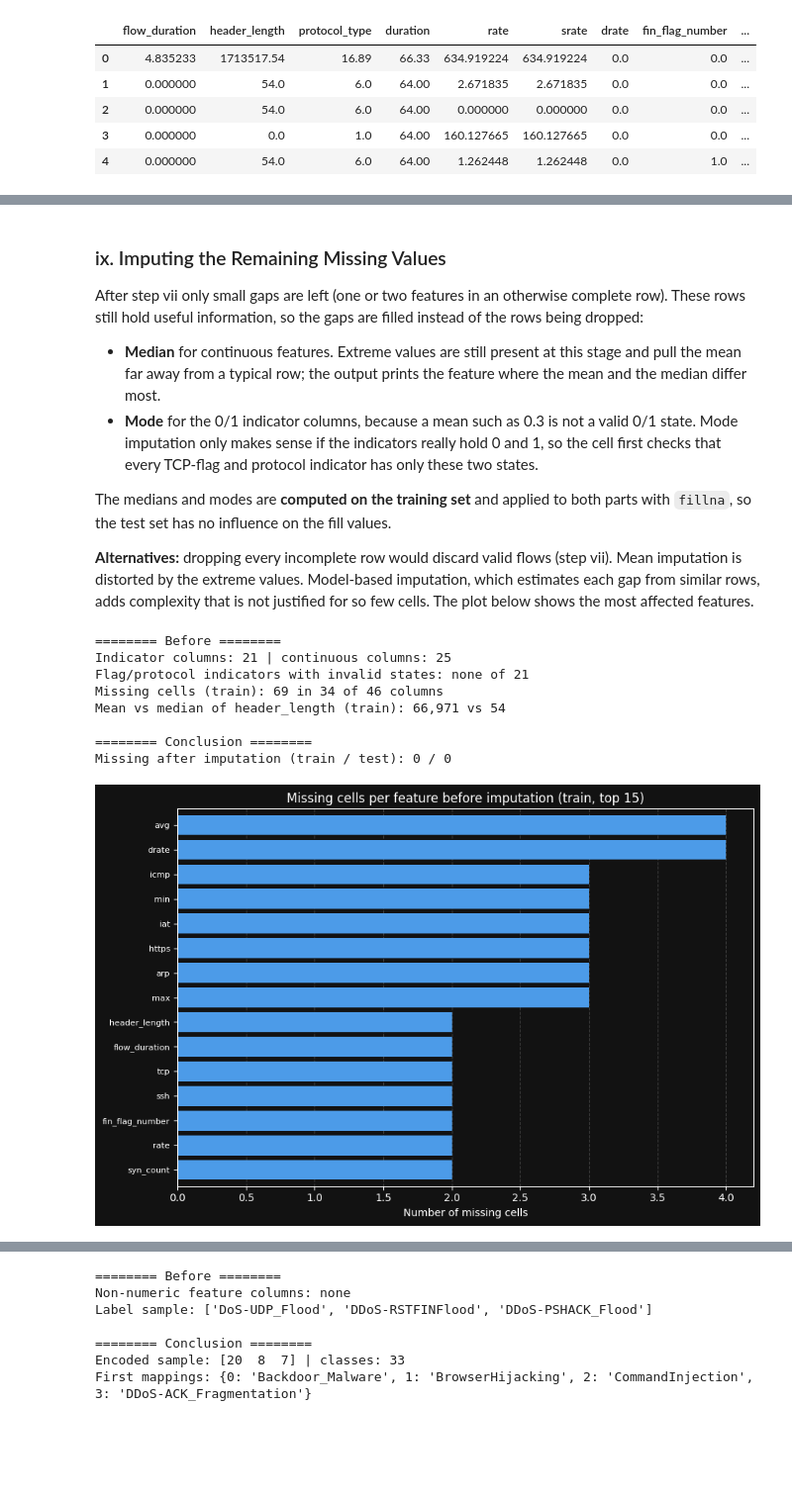
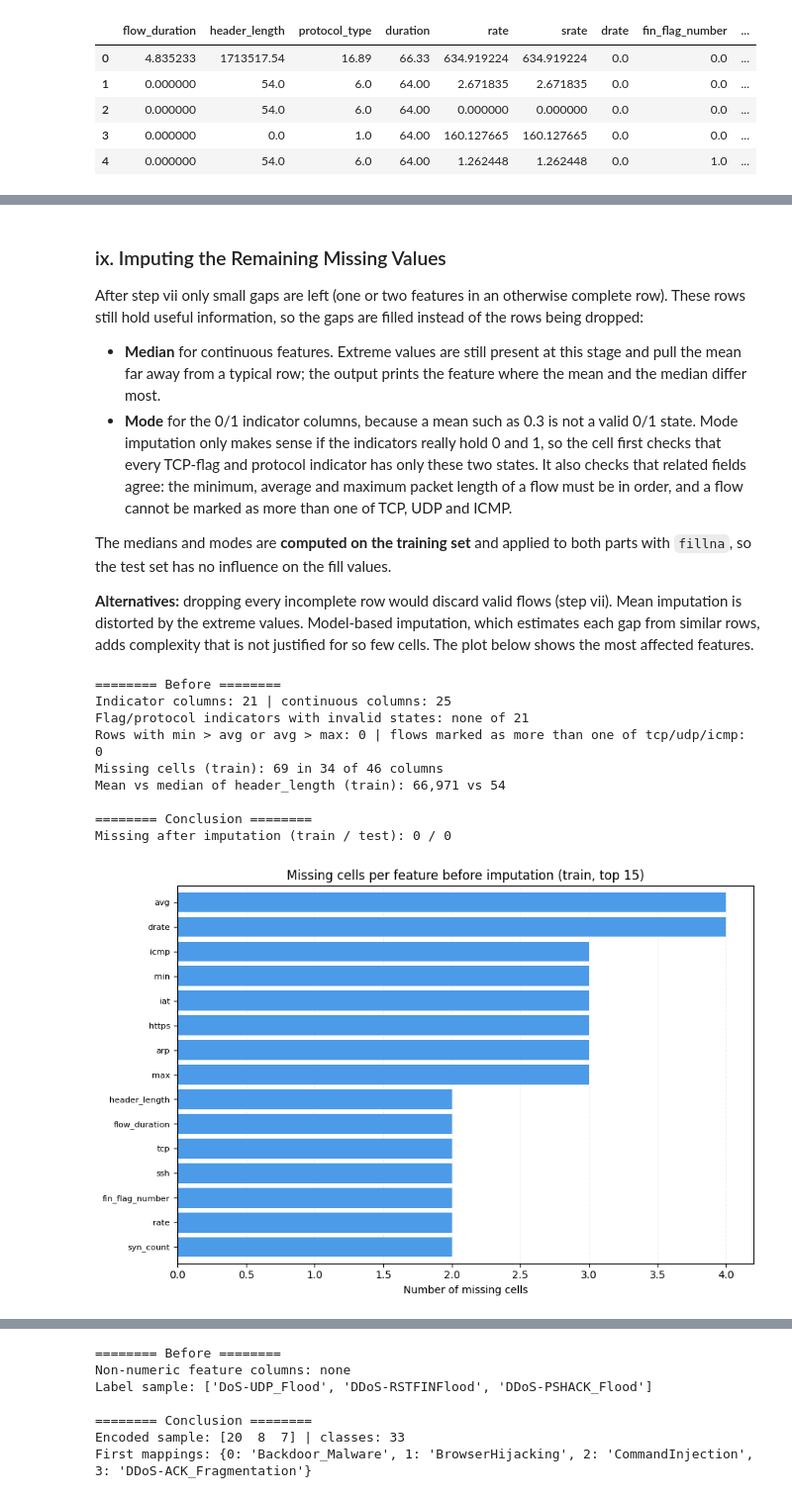
Before and after one commit to MR-Goldenyt/Argus, a Jupyter notebook: Argus.ipynb, the cells around one changed output, grey strips where cells are left out. Shown at 99% size. Saved outputs shown, nothing was run; the diff lists cells and outputs as text; code cells hidden in the pictures; blank space fills up the shorter version.

```diff
--- a/Argus.ipynb
+++ b/Argus.ipynb
@@ -16,18 +18,18 @@ import numpy as np
 import matplotlib.pyplot as plt
 from sklearn.model_selection import train_test_split
 from sklearn.preprocessing import LabelEncoder, StandardScaler
-from sklearn.utils import resample
+from imblearn.over_sampling import SMOTENC
 
 # Constants shared across the notebook
 DATASET_PATH = "Dataset_Brief_2.csv"  # upload to the Colab session storage first
 LABEL_COL = "label"  # target column
 SEED, TEST_SIZE = 42, 0.2  # reproducibility and stratified test share
 BIG = 1e10  # a value below 0 or at least BIG is a placeholder code for "not measured"
-N_JOBS = max(1, (os.cpu_count() or 2) // 2)  # use half the CPU cores, leave the rest free for the computer
+N_JOBS = max(1, (os.cpu_count() or 2) // 2)  # half the CPU cores, for the modelling phases (no model is fitted in cleaning)
 FIG_DIR = "figures"  # saved figures go here
-SAVE_FIGS = False  # True writes every figure to FIG_DIR
-BG = "#121212"  # figure background color
-STYLE = ["dark_background", {"figure.facecolor": BG, "axes.facecolor": BG}]
+SAVE_FIGS = False  # True writes every figure to FIG_DIR (scripts/run_nb.py turns it on for the report run)
+BG = "white"  # figure background color (light, so the figures print cleanly)
+STYLE = ["default", {"figure.facecolor": BG, "axes.facecolor": BG}]
 WIDE = (10, 2.8)  # wide, short figures: about 1.7 inches tall at report width
 
 def finish_fig(fig, name):
@@ -622,7 +638,7 @@ Max class-share gap train vs test: 0.0077%
 
 After step vii only small gaps are left (one or two features in an otherwise complete row). These rows still hold useful information, so the gaps are filled instead of the rows being dropped:
 - **Median** for continuous features. Extreme values are still present at this stage and pull the mean far away from a typical row; the output prints the feature where the mean and the median differ most.
-- **Mode** for the 0/1 indicator columns, because a mean such as 0.3 is not a valid 0/1 state. Mode imputation only makes sense if the indicators really hold 0 and 1, so the cell first checks that every TCP-flag and protocol indicator has only these two states.
+- **Mode** for the 0/1 indicator columns, because a mean such as 0.3 is not a valid 0/1 state. Mode imputation only makes sense if the indicators really hold 0 and 1, so the cell first checks that every TCP-flag and protocol indicator has only these two states. It also checks that related fields agree: the minimum, average and maximum packet length of a flow must be in order, and a flow cannot be marked as more than one of TCP, UDP and ICMP.
 
 The medians and modes are **computed on the training set** and applied to both parts with `fillna`, so the test set has no influence on the fill values.
 
@@ -640,6 +656,11 @@ INDICATORS = flag_cols + protocol_cols
 bad_states = [c for c in INDICATORS if not df[c].dropna().isin([0, 1]).all()]  # indicators with other values
 assert not bad_states, f"Indicators with values other than 0/1: {bad_states}"
 
+# Fields that must agree with each other: min <= avg <= max, and at most one of tcp, udp and icmp per flow
+order_breaks = int(((df["min"] > df["avg"]) | (df["avg"] > df["max"])).sum())
+multi_protocol = int((df[["tcp", "udp", "icmp"]].sum(axis=1) > 1).sum())
+assert order_breaks == 0 and multi_protocol == 0, "Fields that contradict each other"
+
 # Why the median: the feature whose mean is pulled furthest away from its median
 positive = X_train[CONT].loc[:, X_train[CONT].median() > 0]  # a zero median gives no ratio
 example = (positive.mean() / positive.median()).idxmax()  # largest mean / median ratio
@@ -649,6 +670,7 @@ missing = X_train.isnull().sum()  # missing cells per training column
 print("======== Before ========")
 print(f"Indicator columns: {len(BINARY)} | continuous columns: {len(CONT)}")
 print(f"Flag/protocol indicators with invalid states: none of {len(INDICATORS)}")
+print(f"Rows with min > avg or avg > max: {order_breaks} | flows marked as more than one of tcp/udp/icmp: {multi_protocol}")
 print(f"Missing cells (train): {missing.sum()} in {(missing > 0).sum()} of {len(missing)} columns")
 print(f"Mean vs median of {example} (train): {mean_vs_median['mean']:,.0f} vs {mean_vs_median['median']:,.0f}")
 
@@ -660,34 +682,35 @@ modes = X_train[BINARY].mode().iloc[0]  # mode: keeps indicators at a valid 0 or
 for part in (X_train, X_test):
     part[CONT] = part[CONT].fillna(medians)
     part[BINARY] = part[BINARY].fillna(modes)
 
 # ======== After ========
 print("\n======== Conclusion ========")
 print(
     f"Missing after imputation (train / test): {X_train.isnull().sum().sum()} / {X_test.isnull().sum().sum()}"
 )
 stage_ix = (pd.concat([X_train, X_test]), pd.concat([y_train, y_test]))  # the data after this step, for step xvi
 
 # ======== Figures ========
 # Plot: the 15 training features with the most missing cells before imputation
 display(
     barh(
         missing[missing > 0].sort_values(ascending=False).head(15),
         "Missing cells per feature before imputation (train, top 15)",
         "Number of missing cells",
         "fig7_missing_per_feature",
     )
 )
 # %% [output]
 ======== Before ========
 Indicator columns: 21 | continuous columns: 25
 Flag/protocol indicators with invalid states: none of 21
+Rows with min > avg or avg > max: 0 | flows marked as more than one of tcp/udp/icmp: 0
 Missing cells (train): 69 in 34 of 46 columns
 Mean vs median of header_length (train): 66,971 vs 54
 
 ======== Conclusion ========
 Missing after imputation (train / test): 0 / 0
-[figure, old version]
+[figure, new version]
 # %% [markdown]
 ### x. Removing Irrelevant and Leaking Features
 
```
Also changed, not shown: parts of 35 cells of this notebook, 3 other files.
